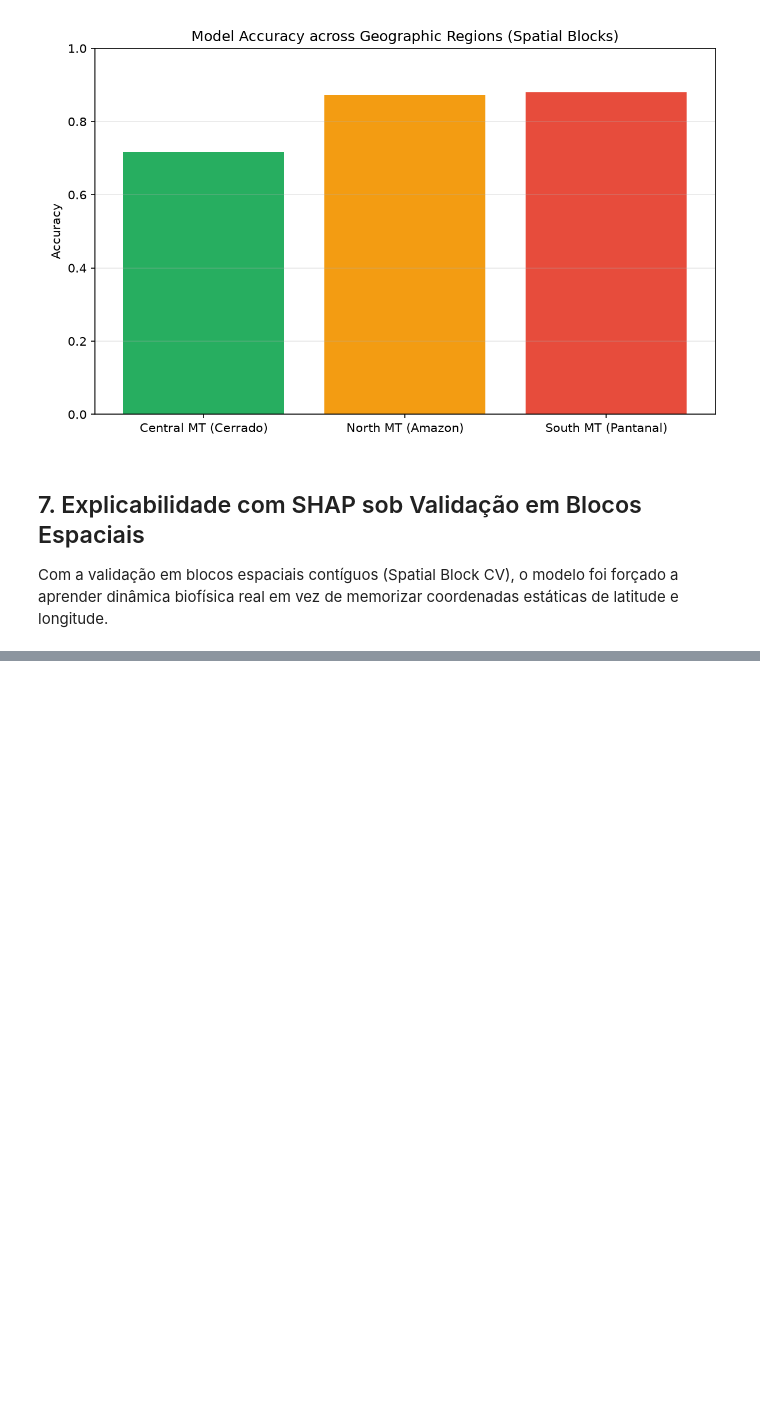
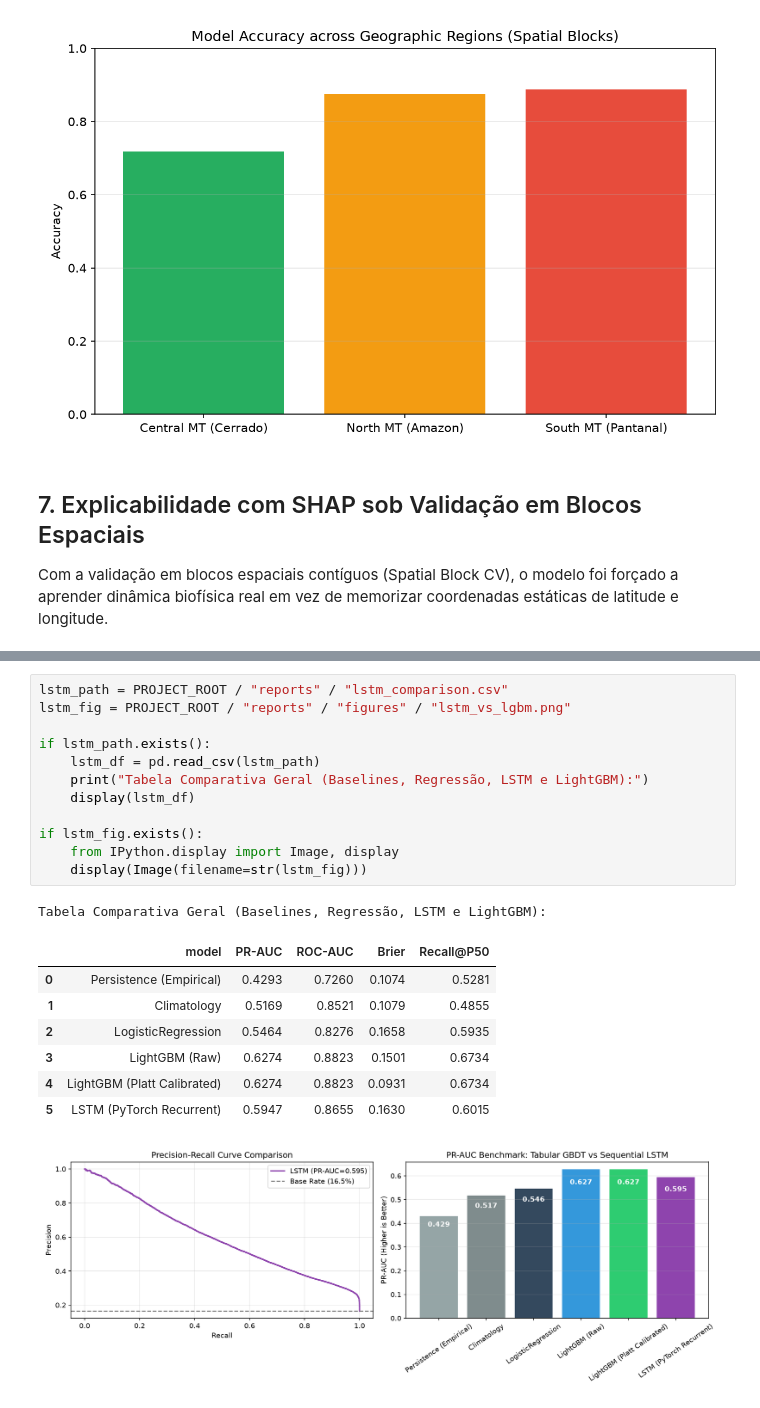
Before and after one commit to EduardoTostesC/brazil-wildfire-risk-forecast, a Jupyter notebook: notebooks/02_modeling.ipynb, the cells around one changed output, grey strips where cells are left out. Saved outputs shown, nothing was run; the diff lists cells and outputs as text; blank space fills up the shorter version.

```diff
--- a/notebooks/02_modeling.ipynb
+++ b/notebooks/02_modeling.ipynb
@@ -217,0 +260,22 @@ Top 10 Features por Impacto Médio (|SHAP|):
+# %%
+lstm_path = PROJECT_ROOT / "reports" / "lstm_comparison.csv"
+lstm_fig = PROJECT_ROOT / "reports" / "figures" / "lstm_vs_lgbm.png"
+
+if lstm_path.exists():
+    lstm_df = pd.read_csv(lstm_path)
+    print("Tabela Comparativa Geral (Baselines, Regressão, LSTM e LightGBM):")
+    display(lstm_df)
+
+if lstm_fig.exists():
+    from IPython.display import Image, display
+    display(Image(filename=str(lstm_fig)))
+# %% [output]
+Tabela Comparativa Geral (Baselines, Regressão, LSTM e LightGBM):
+|  | model | PR-AUC | ROC-AUC | Brier | Recall@P50 |
+| 0 | Persistence (Empirical) | 0.4293 | 0.7260 | 0.1074 | 0.5281 |
+| 1 | Climatology | 0.5169 | 0.8521 | 0.1079 | 0.4855 |
+| 2 | LogisticRegression | 0.5464 | 0.8276 | 0.1658 | 0.5935 |
+| 3 | LightGBM (Raw) | 0.6274 | 0.8823 | 0.1501 | 0.6734 |
+| 4 | LightGBM (Platt Calibrated) | 0.6274 | 0.8823 | 0.0931 | 0.6734 |
+| 5 | LSTM (PyTorch Recurrent) | 0.5947 | 0.8655 | 0.1630 | 0.6015 |
+[figure, added]
```
Also changed, not shown: parts of 11 cells of this notebook, 34 other files.
